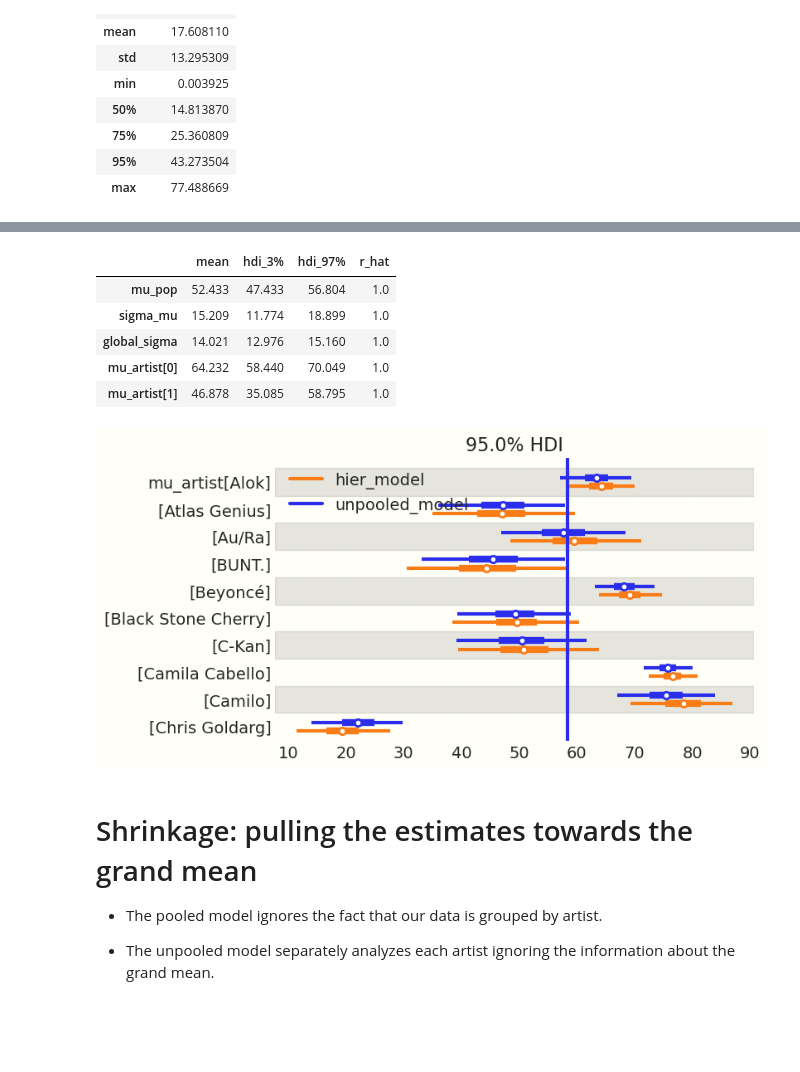
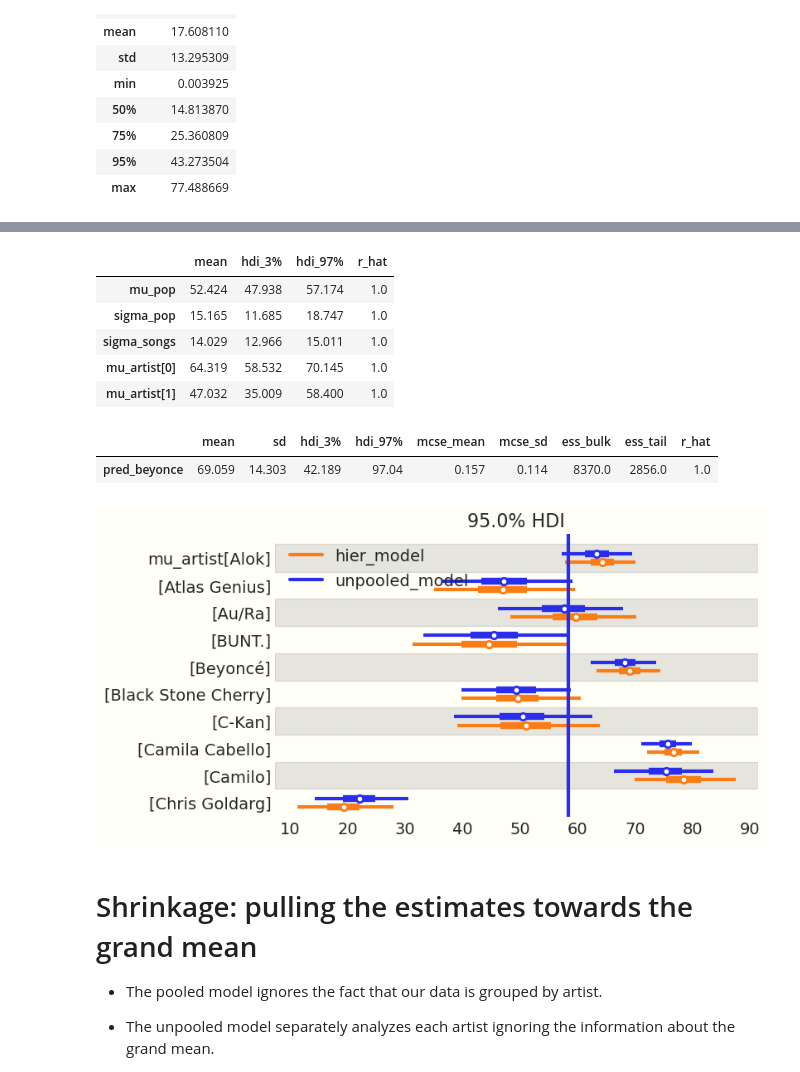
Before and after one commit to gcorani/bda, a Jupyter notebook: 4-normal-hierarchical-model.ipynb, the cells around one changed output, grey strips where cells are left out. Cells and saved outputs as stored; diff of their text form; code cells hidden in the pictures; blank space fills up the shorter version.

Commit message:
update hierarhical model

```diff
--- a/4-normal-hierarchical-model.ipynb
+++ b/4-normal-hierarchical-model.ipynb
@@ -448,14 +452,15 @@ spotify
 
 with pm.Model() as unpooled_model:
     # A vector of independent means, one for each artist. Notice the keyword 'shape'.
-    mu_artist            =  pm.Normal ('mu_artist', 50,  10, shape = n_artist)
+    mu_artist        =  pm.Normal ('mu_artist', 50,  10, shape = n_artist)
 
-    #The common sigma, shared among all authors.
-    global_sigma    =  pm.HalfNormal ('global_sigma', sigma = 36)
+    #The dev standard of the popularity of song produced by the same artist.
+    #This is shared among all artists.
+    sigma_songs    =  pm.HalfNormal ('sigma_songs', sigma = 36)
 
     #spotify["popularity"] is the vector of popularities of each song;
     #spotify['artist_code'] is a vector containing the code of the author of each song.
-    popularity      =  pm.Normal ('popularity', mu = mu_artist[spotify['artist_code']],  sigma = global_sigma, observed = spotify["popularity"])
+    popularity      =  pm.Normal ('popularity', mu = mu_artist[spotify['artist_code']],  sigma = sigma_songs, observed = spotify["popularity"])
 
     trace_unpooled  = pm.sample(return_inferencedata=True)
 # %% [output]
@@ -532,11 +532,11 @@ $$
 with pm.Model() as unpooled_model_with_preds:
 
     #lines below as in the unpooled model
-    mu_artist         =  pm.Normal ('mu_artist', 50,  20, shape= n_artist)
-    global_sigma   =  pm.HalfNormal ('global_sigma', sigma = 30)
-    popularity         =  pm.Normal ('popularity', mu = mu_artist[spotify['artist_code']],  sigma = global_sigma, observed = spotify["popularity"])
+    mu_artist       =  pm.Normal ('mu_artist', 50,  20, shape= n_artist)
+    sigma_songs     =  pm.HalfNormal ('sigma_songs', sigma = 30)
+    popularity      =  pm.Normal ('popularity', mu = mu_artist[spotify['artist_code']],  sigma = sigma_songs, observed = spotify["popularity"])
 
-    #predictive distribution
-    pred_beyonce   = pm.Normal ('pred_beyonce', mu = mu_artist[beyonce_code],  sigma = global_sigma)
+    #predictive distribution of Beyonce
+    pred_beyonce   = pm.Normal ('pred_beyonce', mu = mu_artist[beyonce_code],  sigma = sigma_songs)
 
     trace_unpooled_with_preds  = pm.sample(return_inferencedata=True)
@@ -662,20 +655,28 @@ with pm.Model() as hier_model:
 
     # prior beliefs about the mean value and the spread of the different mu_j
     #This is where the hierarchical model differs from the unpooled model.
-    mu_pop         = pm.Normal ('mu_pop', 50,  20)
-    sigma_mu     = pm.HalfNormal ('sigma_mu', 22)
+    mu_pop     = pm.Normal ('mu_pop', 50,  20)
+    sigma_pop  = pm.HalfNormal ('sigma_pop', 22)
 
 
     # layer 2: each artist is a sample from the population of artists; we sample n_artist times from such population.
-    mu_artist        =  pm.Normal ('mu_artist', mu=mu_pop, sigma=sigma_mu, shape= n_artist)
+    mu_artist   =  pm.Normal ('mu_artist', mu=mu_pop, sigma=sigma_pop, shape= n_artist)
 
-    # global_sigma (spread between songs of the same authors) is as in the unpooled model.
-    global_sigma   =  pm.HalfNormal ('global_sigma', sigma = 30)
+    # spread between songs of the same authors) is as in the unpooled model.
+    sigma_songs  =  pm.HalfNormal ('sigma_songs', sigma = 30)
 
-    #Popularity of each song is a sample from N(mu_j, global_sigma).
-    popularity    =  pm.Normal ('popularity', mu = mu_artist[spotify['artist_code']],  sigma = global_sigma, observed = spotify["popularity"])
+    #Popularity of each song is a sample from N(mu_j, sigma_songs).
+    popularity   =  pm.Normal ('popularity', mu = mu_artist[spotify['artist_code']],  sigma = sigma_songs, observed = spotify["popularity"])
 
-    trace_hier    = pm.sample(return_inferencedata=True)
+    #predictive distribution of Beyoncè
+    #this is not needed to fit the model. It is useful however to illustrate
+    #the difference between unpoled and hierarchical model.
+    #This line of code is identical to that of the unpooled model.
+    pred_beyonce   = pm.Normal ('pred_beyonce', mu = mu_artist[beyonce_code],  sigma = sigma_songs)
+
+
+
+    trace_hier   = pm.sample(return_inferencedata=True)
 # %% [output]
 Auto-assigning NUTS sampler...
 Initializing NUTS using jitter+adapt_diag...
@@ -686,15 +687,20 @@ Sampling 4 chains for 1_000 tune and 1_000 draw iterations (4_000 + 4_000 draws
 # %%
 #mu_pop is indeed close to 50 as we assumed
 #the 95% popularity of the artists varies in roughly 52 +- 30
 #the songs of a given author are comprised with 95% probability within a range of +-28 around its mean.
-az.summary(trace_hier, var_names=["mu_pop", "sigma_mu", "global_sigma", "mu_artist"])[["mean","hdi_3%","hdi_97%","r_hat"]].head()
+az.summary(trace_hier, var_names=["mu_pop", "sigma_pop", "sigma_songs", "mu_artist"])[["mean","hdi_3%","hdi_97%","r_hat"]].head()
 # %% [output]
 |  | mean | hdi_3% | hdi_97% | r_hat |
-| mu_pop | 52.433 | 47.433 | 56.804 | 1.0 |
-| sigma_mu | 15.209 | 11.774 | 18.899 | 1.0 |
-| global_sigma | 14.021 | 12.976 | 15.160 | 1.0 |
-| mu_artist[0] | 64.232 | 58.440 | 70.049 | 1.0 |
-| mu_artist[1] | 46.878 | 35.085 | 58.795 | 1.0 |
+| mu_pop | 52.424 | 47.938 | 57.174 | 1.0 |
+| sigma_pop | 15.165 | 11.685 | 18.747 | 1.0 |
+| sigma_songs | 14.029 | 12.966 | 15.011 | 1.0 |
+| mu_artist[0] | 64.319 | 58.532 | 70.145 | 1.0 |
+| mu_artist[1] | 47.032 | 35.009 | 58.400 | 1.0 |
+# %%
+az.summary(trace_hier, var_names=["pred_beyonce"])
+# %% [output]
+|  | mean | sd | hdi_3% | hdi_97% | mcse_mean | mcse_sd | ess_bulk | ess_tail | r_hat |
+| pred_beyonce | 69.059 | 14.303 | 42.189 | 97.04 | 0.157 | 0.114 | 8370.0 | 2856.0 | 1.0 |
 # %%
 # preparing the traces, to be able to access using names.
 #this way the name of the artist is assigned to each mu_j
@@ -711,7 +717,7 @@ axes = az.plot_forest([trace_unpooled, trace_hier],
 grand_mean = spotify["popularity"].mean()
 axes[0].axvline(x=grand_mean);
 # %% [output]
-[figure, old version]
+[figure, new version]
 # %% [markdown]
 # Shrinkage: pulling the estimates towards the grand mean
 
```
Also changed, not shown: parts of 24 cells of this notebook, 1 other file.
